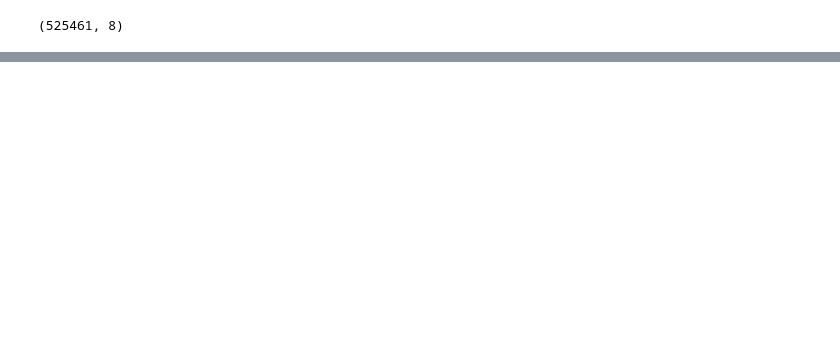
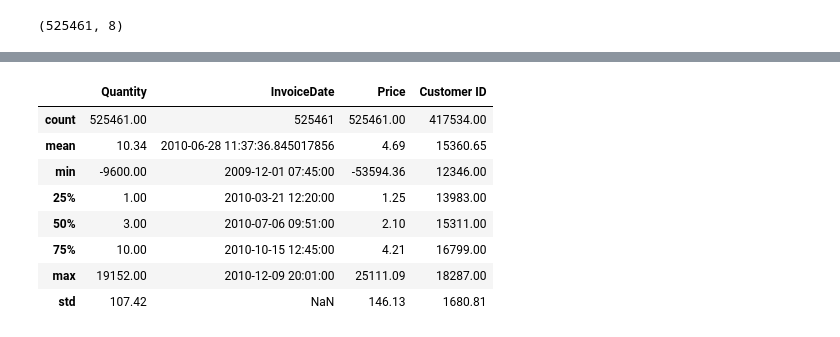
Before and after one commit to osumba404/customer-segmentation, a Jupyter notebook: customer-segmentation.ipynb, the cells around one changed output, grey strips where cells are left out. Saved outputs shown, nothing was run; the diff lists cells and outputs as text; code cells hidden in the pictures; blank space fills up the shorter version.

```diff
--- a/customer-segmentation.ipynb
+++ b/customer-segmentation.ipynb
@@ -33,0 +60,13 @@ df.shape
+# %%
+df.describe()
+# describe only looks at numerical data
+# %% [output]
+|  | Quantity | InvoiceDate | Price | Customer ID |
+| count | 525461.00 | 525461 | 525461.00 | 417534.00 |
+| mean | 10.34 | 2010-06-28 11:37:36.845017856 | 4.69 | 15360.65 |
+| min | -9600.00 | 2009-12-01 07:45:00 | -53594.36 | 12346.00 |
+| 25% | 1.00 | 2010-03-21 12:20:00 | 1.25 | 13983.00 |
+| 50% | 3.00 | 2010-07-06 09:51:00 | 2.10 | 15311.00 |
+| 75% | 10.00 | 2010-10-15 12:45:00 | 4.21 | 16799.00 |
+| max | 19152.00 | 2010-12-09 20:01:00 | 25111.09 | 18287.00 |
+| std | 107.42 | NaN | 146.13 | 1680.81 |
```
Also changed, not shown: parts of 18 cells of this notebook.
